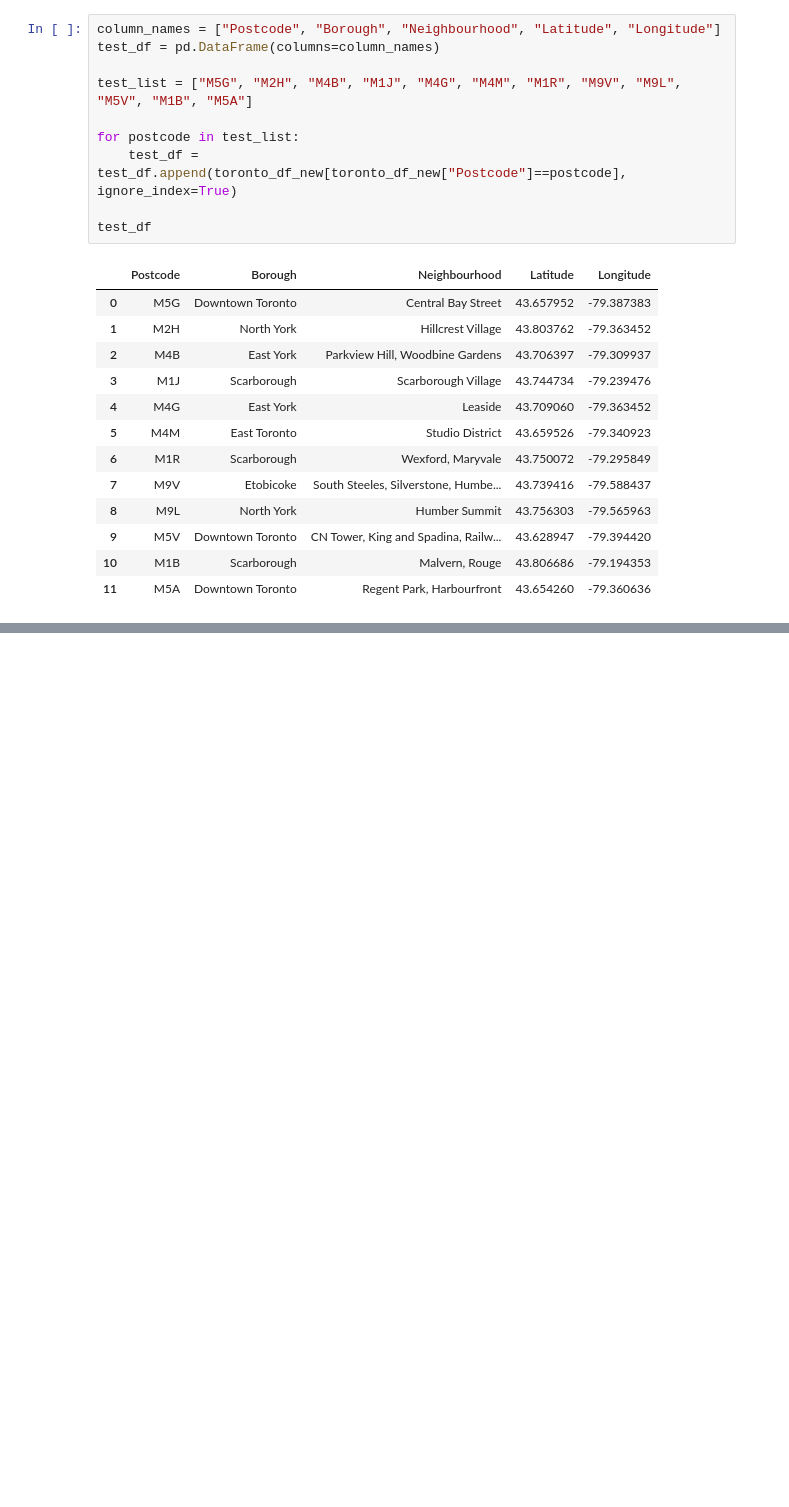
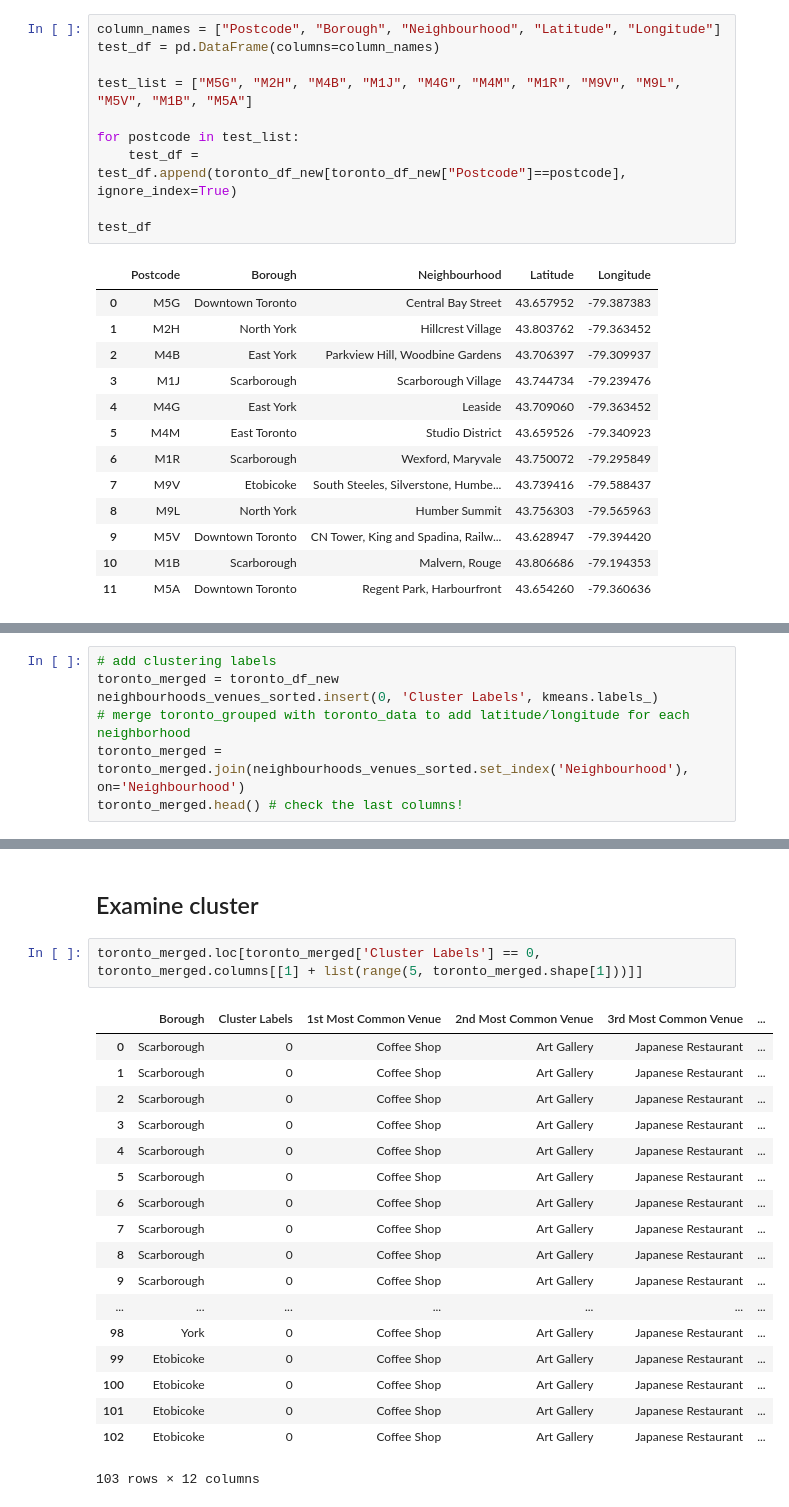
Before and after one commit to yutingamy/Cousera_CapstoneYQ, a Jupyter notebook: Neighbor Toronto 2.ipynb, the cells around one changed output, grey strips where cells are left out. Cells and saved outputs as stored; diff of their text form; blank space fills up the shorter version.

```diff
--- a/Neighbor Toronto 2.ipynb
+++ b/Neighbor Toronto 2.ipynb
@@ -109,0 +353,7 @@ test_df
+# %%
+# add clustering labels
+toronto_merged = toronto_df_new
+neighbourhoods_venues_sorted.insert(0, 'Cluster Labels', kmeans.labels_)
+# merge toronto_grouped with toronto_data to add latitude/longitude for each neighborhood
+toronto_merged = toronto_merged.join(neighbourhoods_venues_sorted.set_index('Neighbourhood'), on='Neighbourhood')
+toronto_merged.head() # check the last columns!
@@ -109,0 +394,23 @@ test_df
+# %% [markdown]
+## Examine cluster
+# %%
+toronto_merged.loc[toronto_merged['Cluster Labels'] == 0, toronto_merged.columns[[1] + list(range(5, toronto_merged.shape[1]))]]
+# %% [output]
+|  | Borough | Cluster Labels | 1st Most Common Venue | 2nd Most Common Venue | 3rd Most Common Venue | ... |
+| 0 | Scarborough | 0 | Coffee Shop | Art Gallery | Japanese Restaurant | ... |
+| 1 | Scarborough | 0 | Coffee Shop | Art Gallery | Japanese Restaurant | ... |
+| 2 | Scarborough | 0 | Coffee Shop | Art Gallery | Japanese Restaurant | ... |
+| 3 | Scarborough | 0 | Coffee Shop | Art Gallery | Japanese Restaurant | ... |
+| 4 | Scarborough | 0 | Coffee Shop | Art Gallery | Japanese Restaurant | ... |
+| 5 | Scarborough | 0 | Coffee Shop | Art Gallery | Japanese Restaurant | ... |
+| 6 | Scarborough | 0 | Coffee Shop | Art Gallery | Japanese Restaurant | ... |
+| 7 | Scarborough | 0 | Coffee Shop | Art Gallery | Japanese Restaurant | ... |
+| 8 | Scarborough | 0 | Coffee Shop | Art Gallery | Japanese Restaurant | ... |
+| 9 | Scarborough | 0 | Coffee Shop | Art Gallery | Japanese Restaurant | ... |
+| ... | ... | ... | ... | ... | ... | ... |
+| 98 | York | 0 | Coffee Shop | Art Gallery | Japanese Restaurant | ... |
+| 99 | Etobicoke | 0 | Coffee Shop | Art Gallery | Japanese Restaurant | ... |
+| 100 | Etobicoke | 0 | Coffee Shop | Art Gallery | Japanese Restaurant | ... |
+| 101 | Etobicoke | 0 | Coffee Shop | Art Gallery | Japanese Restaurant | ... |
+| 102 | Etobicoke | 0 | Coffee Shop | Art Gallery | Japanese Restaurant | ... |
+103 rows × 12 columns
```
Also changed, not shown: parts of 23 cells of this notebook.
